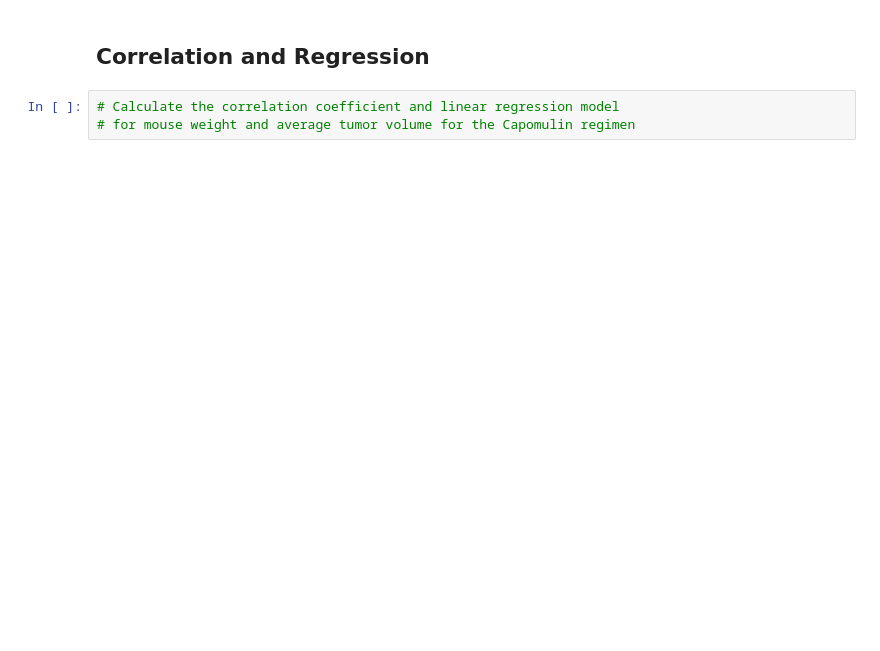
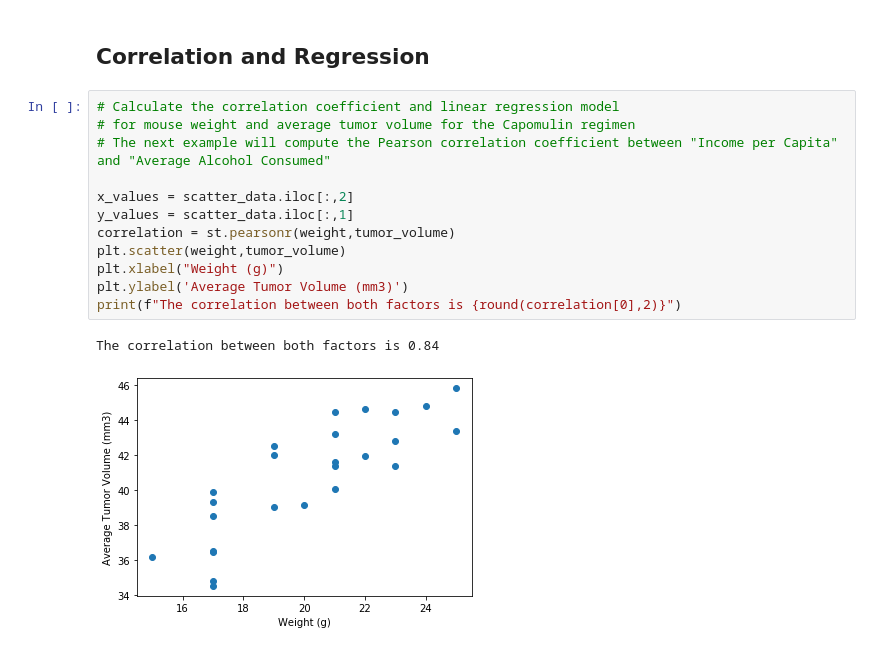
Before and after one commit to gamem001/Matplotlib, a Jupyter notebook: pymaceuticals_starter-Copy.ipynb, the cells around one changed output. Cells and saved outputs as stored; diff of their text form; blank space fills up the shorter version.

```diff
--- a/pymaceuticals_starter-Copy.ipynb
+++ b/pymaceuticals_starter-Copy.ipynb
@@ -282,5 +336,17 @@ ValueError: Cannot index with multidimensional key
 # %% [markdown]
 ## Correlation and Regression
-# %%
-# Calculate the correlation coefficient and linear regression model
-# for mouse weight and average tumor volume for the Capomulin regimen
+# %%
+# Calculate the correlation coefficient and linear regression model
+# for mouse weight and average tumor volume for the Capomulin regimen
+# The next example will compute the Pearson correlation coefficient between "Income per Capita" and "Average Alcohol Consumed"
+
+x_values = scatter_data.iloc[:,2]
+y_values = scatter_data.iloc[:,1]
+correlation = st.pearsonr(weight,tumor_volume)
+plt.scatter(weight,tumor_volume)
+plt.xlabel("Weight (g)")
+plt.ylabel('Average Tumor Volume (mm3)')
+print(f"The correlation between both factors is {round(correlation[0],2)}")
+# %% [output]
+The correlation between both factors is 0.84
+[figure, added]
```
Also changed, not shown: parts of 11 cells of this notebook, 1 other file.
